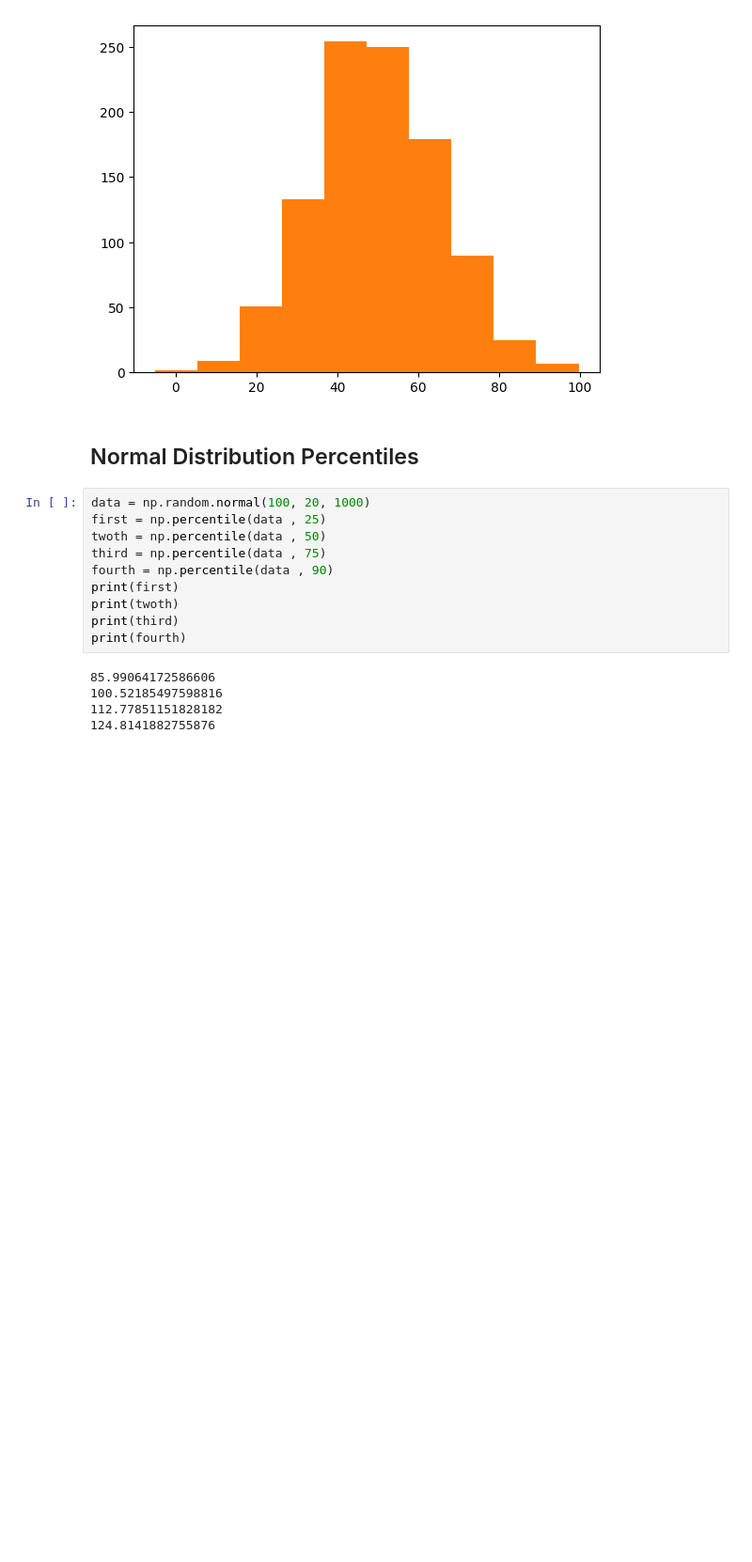
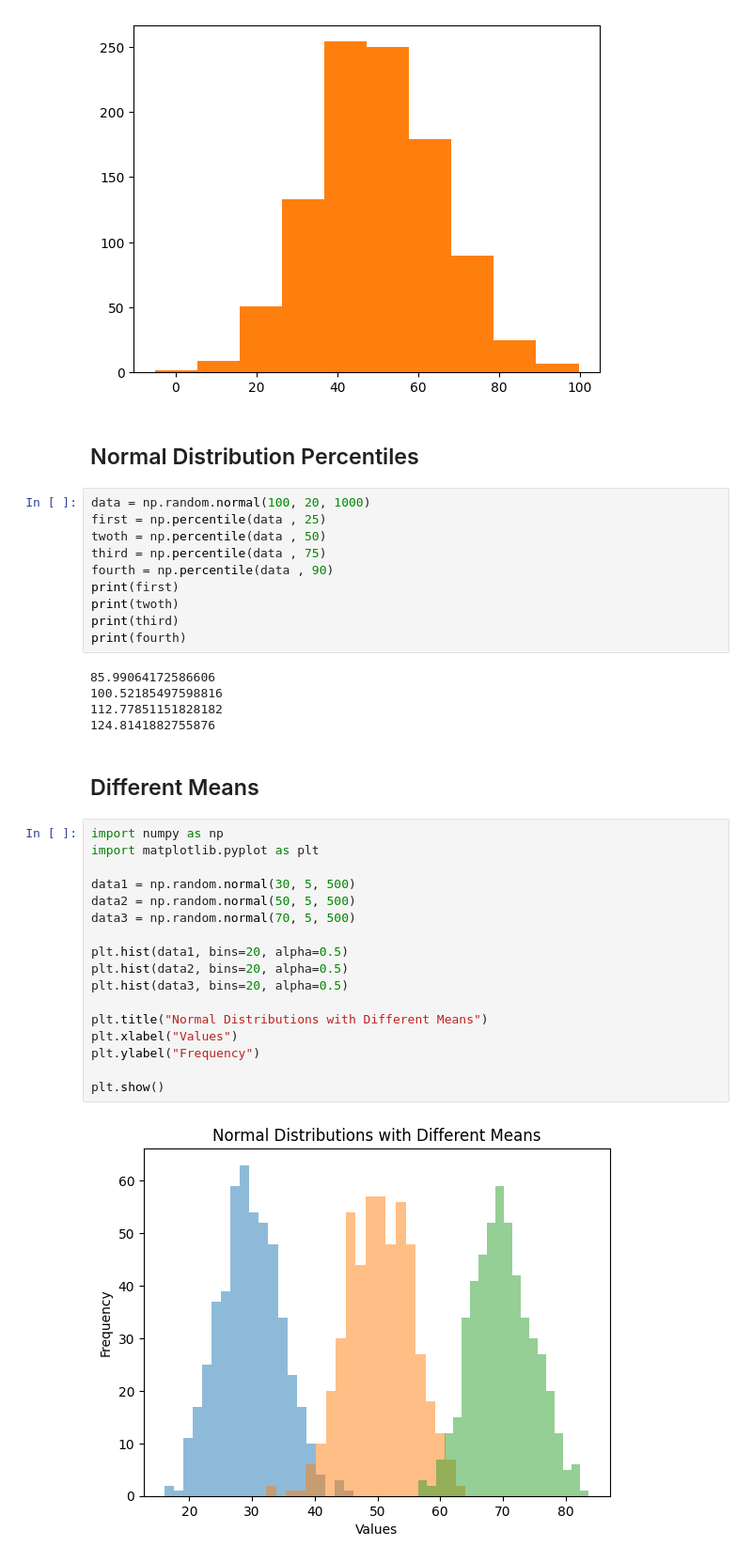
Before and after one commit to wahidali4321/Python-For-Machine-learning-, a Jupyter notebook: Python For machine learning.ipynb, the cells around one changed output. Shown at 94% size. Drawn from its saved outputs; the diff is of its cells as text; blank space fills up the shorter version.

Commit message:
Different Means

```diff
--- a/Python For machine learning.ipynb
+++ b/Python For machine learning.ipynb
@@ -966,3 +966,24 @@ print(fourth)
 100.52185497598816
 112.77851151828182
 124.8141882755876
+# %% [markdown]
+## Different Means
+# %%
+import numpy as np
+import matplotlib.pyplot as plt
+
+data1 = np.random.normal(30, 5, 500)
+data2 = np.random.normal(50, 5, 500)
+data3 = np.random.normal(70, 5, 500)
+
+plt.hist(data1, bins=20, alpha=0.5)
+plt.hist(data2, bins=20, alpha=0.5)
+plt.hist(data3, bins=20, alpha=0.5)
+
+plt.title("Normal Distributions with Different Means")
+plt.xlabel("Values")
+plt.ylabel("Frequency")
+
+plt.show()
+# %% [output]
+[figure, added]
```
